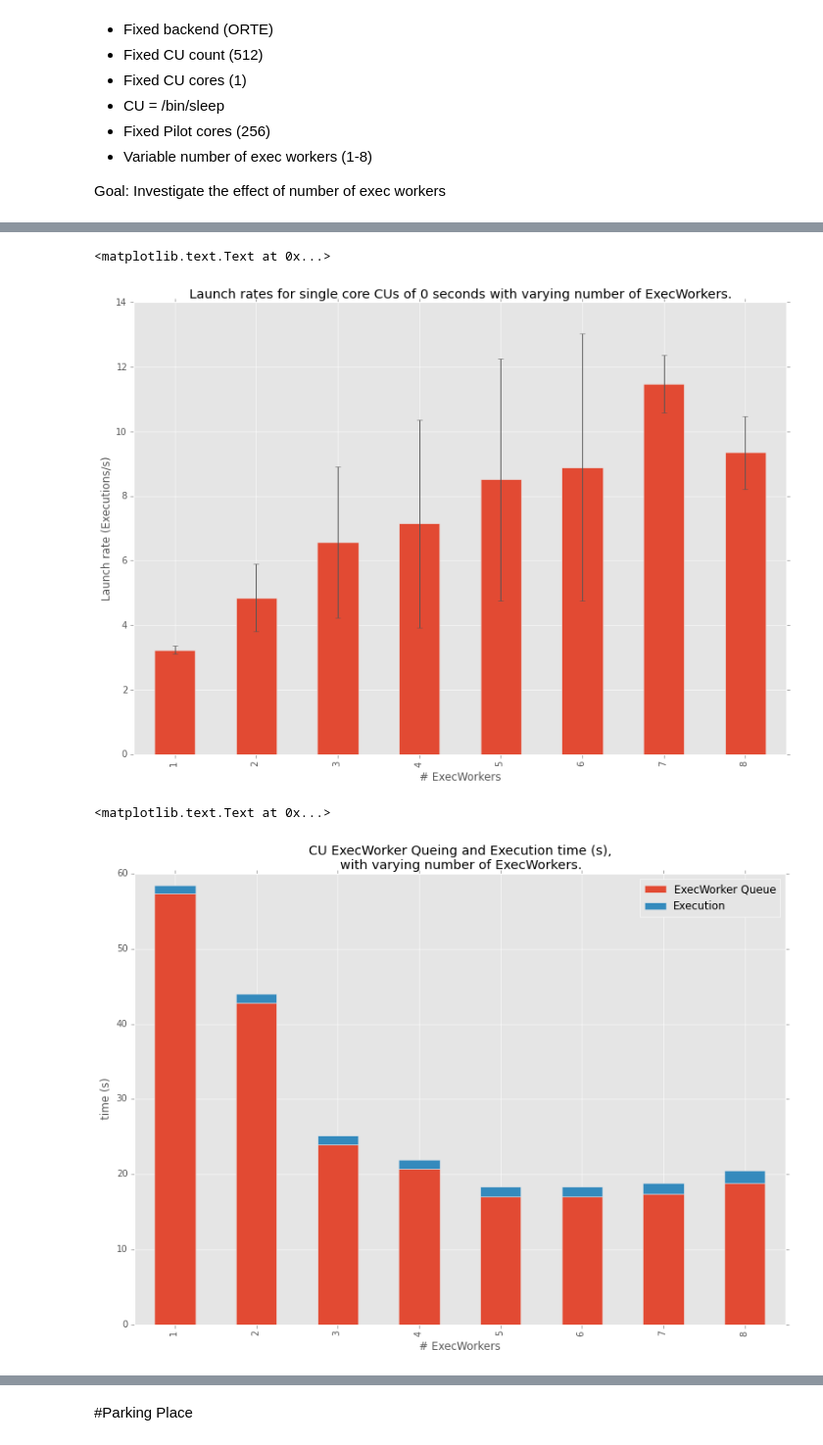
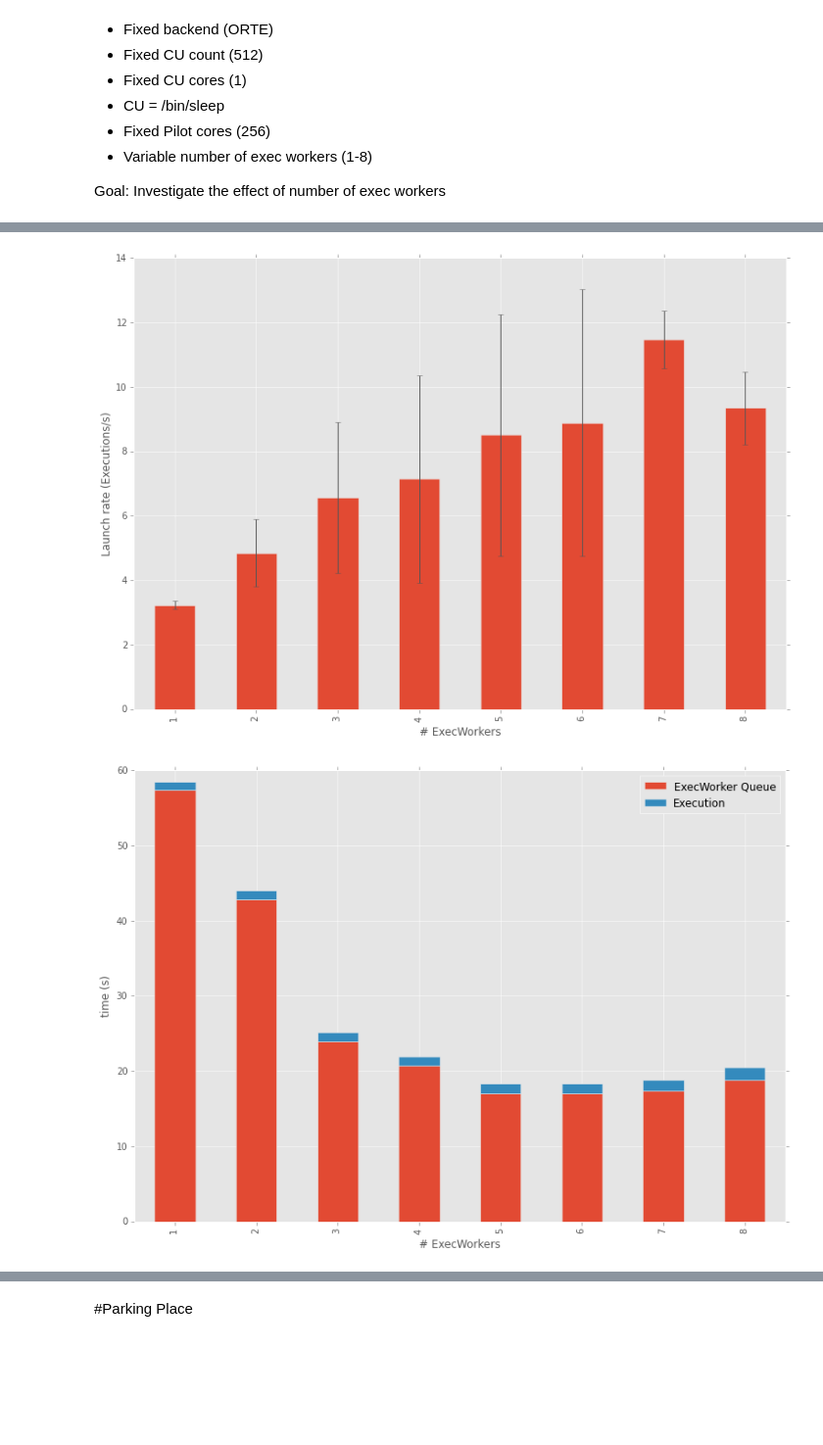
Before and after one commit to radical-experiments/rp-orte-bw, a Jupyter notebook: notebooks/bw_experiments.ipynb, the cells around one changed output, grey strips where cells are left out. Shown at 98% size. Cells and saved outputs as stored; diff of their text form; code cells hidden in the pictures; blank space fills up the shorter version.

```diff
--- a/notebooks/bw_experiments.ipynb
+++ b/notebooks/bw_experiments.ipynb
@@ -364,7 +345,7 @@ def prof2df(rawdf, units):
     #    continue
 
     indices = [unit for unit in units['real']]
-    info = [{t[0]:tup2ts(rawdf, unit, t) for t in elements} for unit in units['real']]
+    info = [{t[0]:tup2ts(rawdf, unit, t) for t in rpu.prof_entries} for unit in units['real']]
 
     # TODO: Also do this for cloned units
 
@@ -550,9 +531,9 @@ for runtime in cu_runtime:
                 exp1[sid]['pilot_cores'])
 
             # Optimal runtime
-            orte_optimal[runtime].append(
-                (exp1[sid]['cu_count'] * exp1[sid]['cu_runtime']) /
-                exp1[sid]['pilot_cores'])
+            #orte_optimal[runtime].append(
+            #    (exp1[sid]['cu_count'] * exp1[sid]['cu_runtime']) /
+            #    exp1[sid]['pilot_cores'])
 
 orte_df = pd.DataFrame()
 orte_df['ttc'] = pd.DataFrame(orte_ttc).mean()
@@ -566,7 +547,8 @@ orte_df['ExecWorker Queue'] = orte_df['ttc'] - orte_df['Execution']
 
 ax = orte_df[['ExecWorker Queue', 'Execution']].plot(kind='bar', stacked=True)
 
-ax.set_title('TTC of 512 single core CUs with varying runtimes.')
+#ax.set_title('TTC of 512 single core CUs with varying runtimes.')
 ax.set_ylabel('TTC (s)')
 ax.set_xlabel('CU duration (s)')
+mp.pyplot.savefig('../plots/exp1_ttc_var-cu-duration_split.pdf')
 # %% [output]
@@ -907,15 +888,15 @@ orte_df = pd.DataFrame(orte_ttc)
 stddev = orte_df.std()
 
 ax = orte_df.mean().plot(kind='bar', yerr=stddev)
-ax.set_title('Launch rates for single core CUs of 0 seconds with varying number of ExecWorkers.')
+#ax.set_title('Launch rates for single core CUs of 0 seconds with varying number of ExecWorkers.')
 ax.set_ylabel('Launch rate (Executions/s)')
 ax.set_xlabel('# ExecWorkers')
+mp.pyplot.savefig("../plots/exp3_var-exec-workers_launchrate.pdf")
 # %% [output]
-<matplotlib.text.Text at 0x...>
-[figure, old version]
+[figure, new version]
 # %%
 #
-# Calculate TTC, split up
+# Calculate CU time, split up
 #
 num_workers = range(1,9)
 orte_ids = {}
@@ -934,36 +915,36 @@ for workers in num_workers:
     for sid in orte_ids[workers]:
 
         norm_sid = normalize_id(sid)
 
         # Get multiple pilots from session
         for pid in store.get('%s/pilots' % norm_sid)['pid']:
             df = store.get('/%s/prof/%s' % (norm_sid, normalize_id(pid)))
 
             dfr = df['ewa_complete'] - df['ewo_launch']
             if workers in orte_run:
                 orte_run[workers] = pd.concat([orte_run[workers], dfr], ignore_index=True)
             else:
                     orte_run[workers] = dfr
 
             dfq = df['ewo_get'] - df['s_to_ewo']
             if workers in orte_execq:
                 orte_execq[workers] = pd.concat([orte_execq[workers], dfq], ignore_index=True)
             else:
                     orte_execq[workers] = dfq
 
 orte_df = pd.DataFrame()
 
 orte_df['ExecWorker Queue'] = orte_execq.mean()
 orte_df['Execution'] = orte_run.mean()
 
 ax = orte_df.plot(kind='bar', stacked=True)
 
-ax.set_title('CU ExecWorker Queing and Execution time (s),\nwith varying number of ExecWorkers.')
+#ax.set_title('CU ExecWorker Queing and Execution time (s),\nwith varying number of ExecWorkers.')
 ax.set_ylabel('time (s)')
 ax.set_xlabel('# ExecWorkers')
+mp.pyplot.savefig("../plots/exp3_var-exec-workers_split.pdf")
 # %% [output]
-<matplotlib.text.Text at 0x...>
-[figure, old version]
+[figure, new version]
 # %%
 #
 # Plot ExecWorker Queuing Delay, for varying number of ExecWorkers, with launches shown over time.
```
Also changed, not shown: parts of 13 cells of this notebook.
